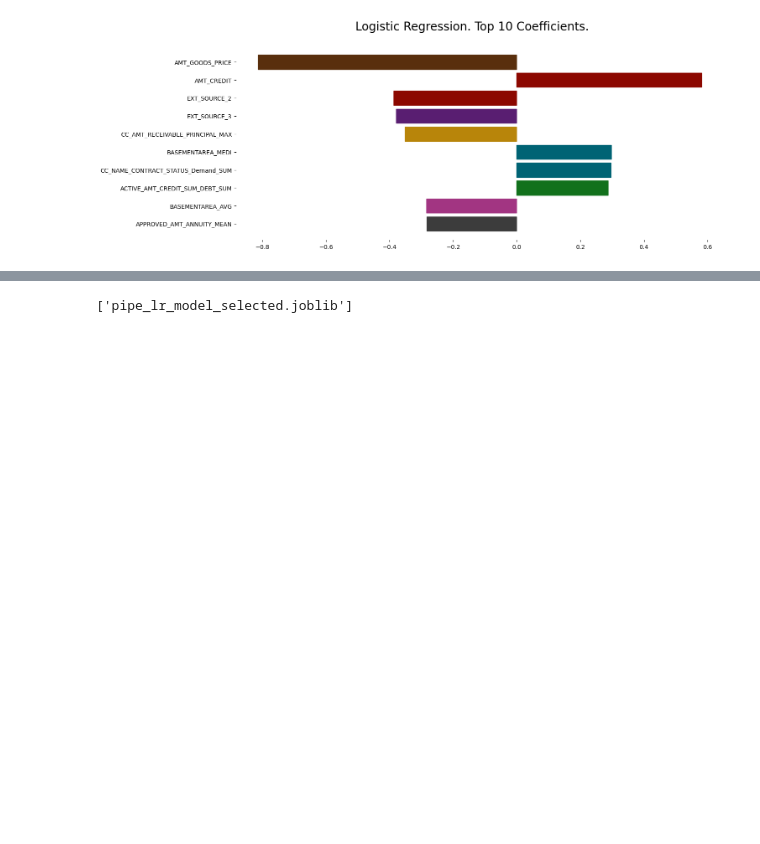
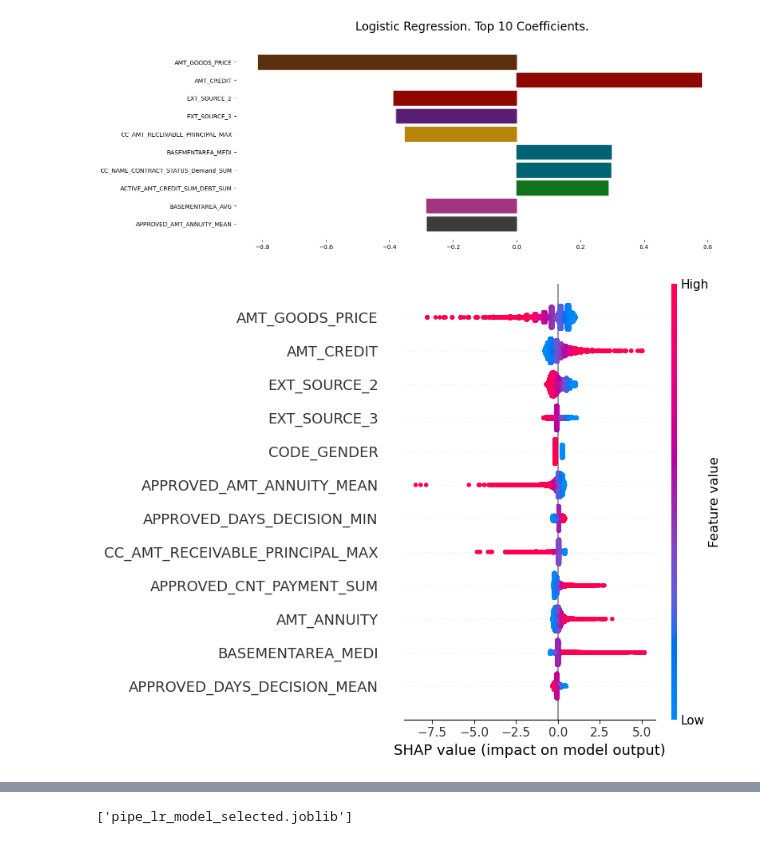
Before and after one commit to SiLABBE/OPC-P7-repo, a Jupyter notebook: Notebook_modelisation.ipynb, the cells around one changed output, grey strips where cells are left out. Drawn from its saved outputs; the diff is of its cells as text; code cells hidden in the pictures; blank space fills up the shorter version.

```diff
--- a/Notebook_modelisation.ipynb
+++ b/Notebook_modelisation.ipynb
@@ -639,0 +645,11 @@ lr_title = plt.suptitle("Logistic Regression. Top " + str(top_x) + " Coefficient
+# %%
+import shap
+
+X_std = lr_selected[0].transform(X)
+
+explainer = shap.LinearExplainer(model, X_std)
+shap_values = explainer(X_std)
+# %%
+shap.summary_plot(shap_values, X_std, feature_names=X.columns.values, max_display=12)
+# %% [output]
+[figure, added]
```
Also changed, not shown: parts of 5 cells of this notebook.
